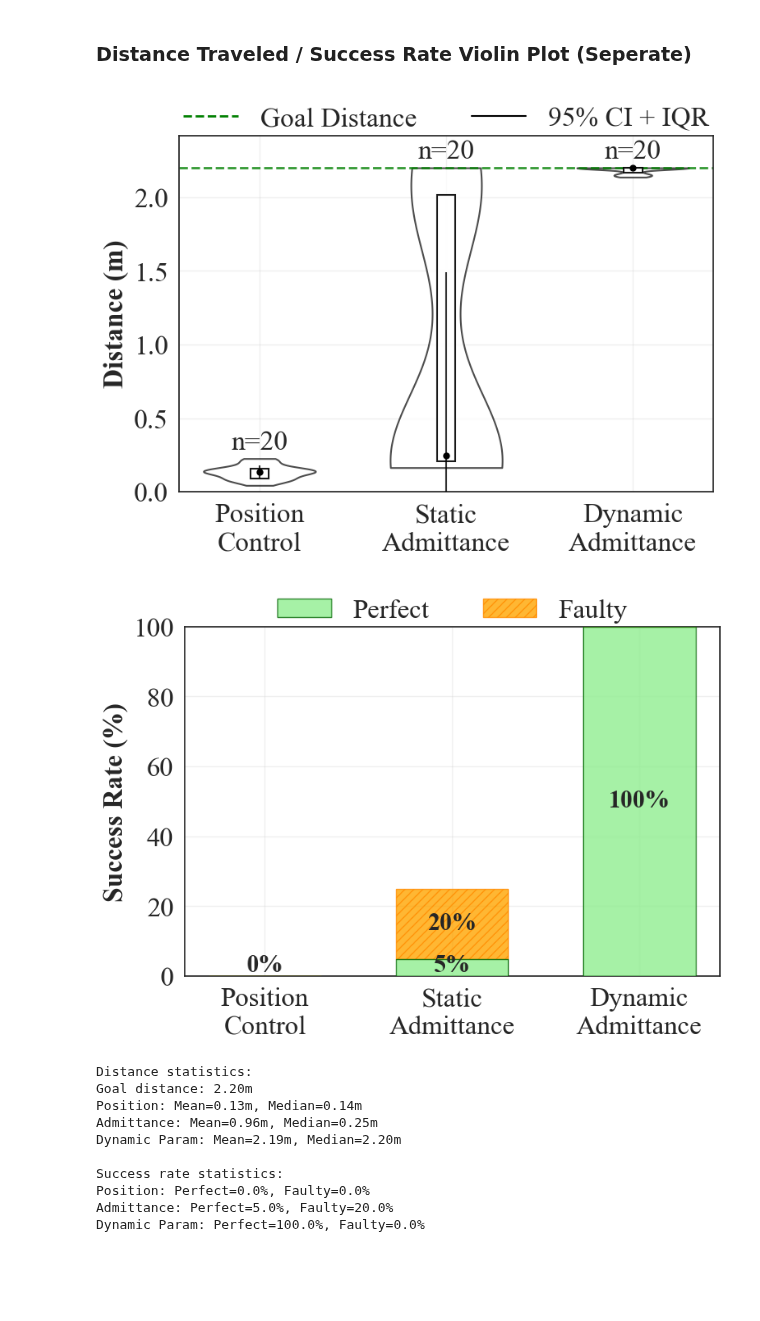
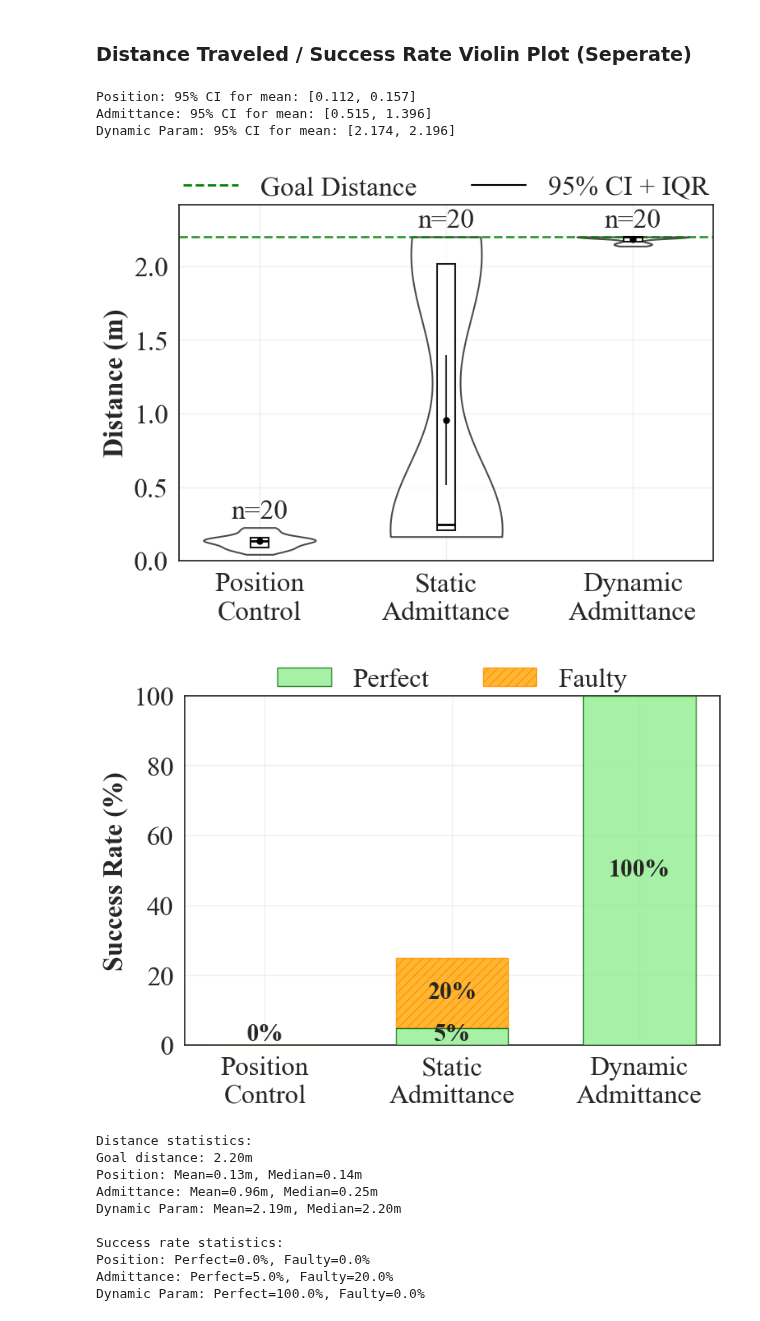
Before and after one commit to BCLab-UNM/MARIAM, a Jupyter notebook: analysis/vicon_experiments/distance_box_plot_generator.ipynb, the cells around one changed output. Drawn from its saved outputs; the diff is of its cells as text; code cells hidden in the pictures; blank space fills up the shorter version.

Commit message:
update figure generator

```diff
--- a/analysis/vicon_experiments/distance_box_plot_generator.ipynb
+++ b/analysis/vicon_experiments/distance_box_plot_generator.ipynb
@@ -919,6 +919,7 @@ import matplotlib.pyplot as plt
 import seaborn as sns
 import pandas as pd
 import numpy as np
+from scipy import stats
 
 def create_separate_plots(distance_results, success_rates, fig_size=(8, 6), fontsize=16):
     """
@@ -999,10 +1000,30 @@ def create_separate_plots(distance_results, success_rates, fig_size=(8, 6), font
         ci_95_lower = median - 1.96 * se_median
         ci_95_upper = median + 1.96 * se_median
 
+        # Matthew code
+        if True:
+            x = np.asarray(data)
+            n = x.size
+            xbar = x.mean()
+            s = x.std(ddof=1)
+
+            alpha = 0.05
+            tcrit = stats.t.ppf(1 - alpha/2, df=n-1)
+
+            half_width = tcrit * s / np.sqrt(n)
+            ci_lower = xbar - half_width
+            ci_upper = xbar + half_width
+
+            ci_95_lower = ci_lower
+            ci_95_upper = ci_upper
+
         # Draw 95% CI lines (capped at max distance)
         ci_95_upper_capped = min(ci_95_upper, max_distance)
         ax1.vlines(i, ci_95_lower, ci_95_upper_capped,
                 color='black', linestyle='-', lw=1.5, alpha=0.8, zorder=5)
+
+        # Print CI upper and lower
+        print(f"{controller_types[i]}: 95% CI for mean: [{ci_95_lower:.3f}, {ci_95_upper:.3f}]")
 
         # Draw IQR rectangle
         box_width = 0.1
@@ -1011,8 +1032,13 @@ def create_separate_plots(distance_results, success_rates, fig_size=(8, 6), font
                            linewidth=1.5, alpha=0.9, zorder=4)
         ax1.add_patch(rect)
 
-        # Draw median dot
-        ax1.scatter(i, median, marker='o', color='black', s=25, zorder=5)
+        # Draw median line
+        ax1.hlines(median, i - box_width/2, i + box_width/2,
+           colors='black', linewidth=2, zorder=5)
+
+        # Draw mean dot
+        mean_val = np.mean(data)
+        ax1.scatter(i, mean_val, marker='o', color='black', s=25, zorder=6)
 
         # Add sample size
         n = len(data)
@@ -1105,42 +1131,45 @@ def create_separate_plots(distance_results, success_rates, fig_size=(8, 6), font
     # Add legend for success rate plot
     ax2.legend(handles=[bars1, bars2],
                loc='upper center',
                bbox_to_anchor=(0.5, 1.15),
                ncol=2,
                fontsize=fontsize,
                frameon=False)
 
     plt.tight_layout()
 
     # Save success rate plot
     plt.savefig(f"./figures/{dataset_name}/success_rate_plot.png", dpi=300, bbox_inches='tight')
     plt.savefig(f"./figures/{dataset_name}/success_rate_plot.svg", bbox_inches='tight')
     plt.show()
 
     # ============ PRINT STATISTICS ============
     print("Distance statistics:")
     print(f"Goal distance: {max_distance:.2f}m")
     for controller_type in controller_types:
         subset = distance_df[distance_df['experiment_type'] == controller_type]
         print(f"{controller_type}: Mean={subset['distance_traveled'].mean():.2f}m, "
               f"Median={subset['distance_traveled'].median():.2f}m")
 
     print("\nSuccess rate statistics:")
     for i, controller_type in enumerate(controller_types):
         print(f"{controller_type}: Perfect={perfect_rates[i]:.1f}%, Faulty={faulty_rates[i]:.1f}%")
 
 # Call the function
 create_separate_plots(distance_results=distance_results, success_rates=success_rates, fig_size=(8, 6), fontsize=24)
 # %% [output]
+Position: 95% CI for mean: [0.112, 0.157]
+Admittance: 95% CI for mean: [0.515, 1.396]
+Dynamic Param: 95% CI for mean: [2.174, 2.196]
-[figure, old version]
+[figure, new version]
 [figure]
-Distance statistics:
-Goal distance: 2.20m
-Position: Mean=0.13m, Median=0.14m
-Admittance: Mean=0.96m, Median=0.25m
-Dynamic Param: Mean=2.19m, Median=2.20m
-
-Success rate statistics:
-Position: Perfect=0.0%, Faulty=0.0%
-Admittance: Perfect=5.0%, Faulty=20.0%
-Dynamic Param: Perfect=100.0%, Faulty=0.0%
+Distance statistics:
+Goal distance: 2.20m
+Position: Mean=0.13m, Median=0.14m
+Admittance: Mean=0.96m, Median=0.25m
+Dynamic Param: Mean=2.19m, Median=2.20m
+
+Success rate statistics:
+Position: Perfect=0.0%, Faulty=0.0%
+Admittance: Perfect=5.0%, Faulty=20.0%
+Dynamic Param: Perfect=100.0%, Faulty=0.0%
```
